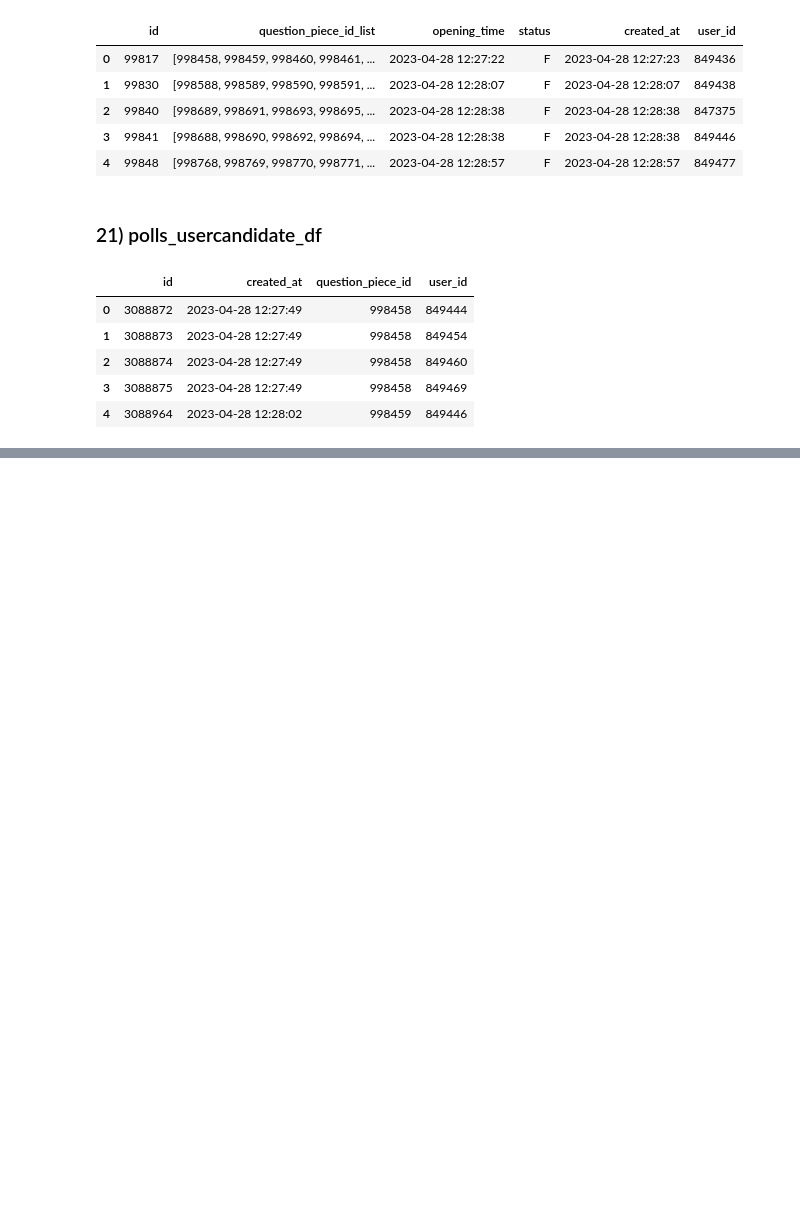
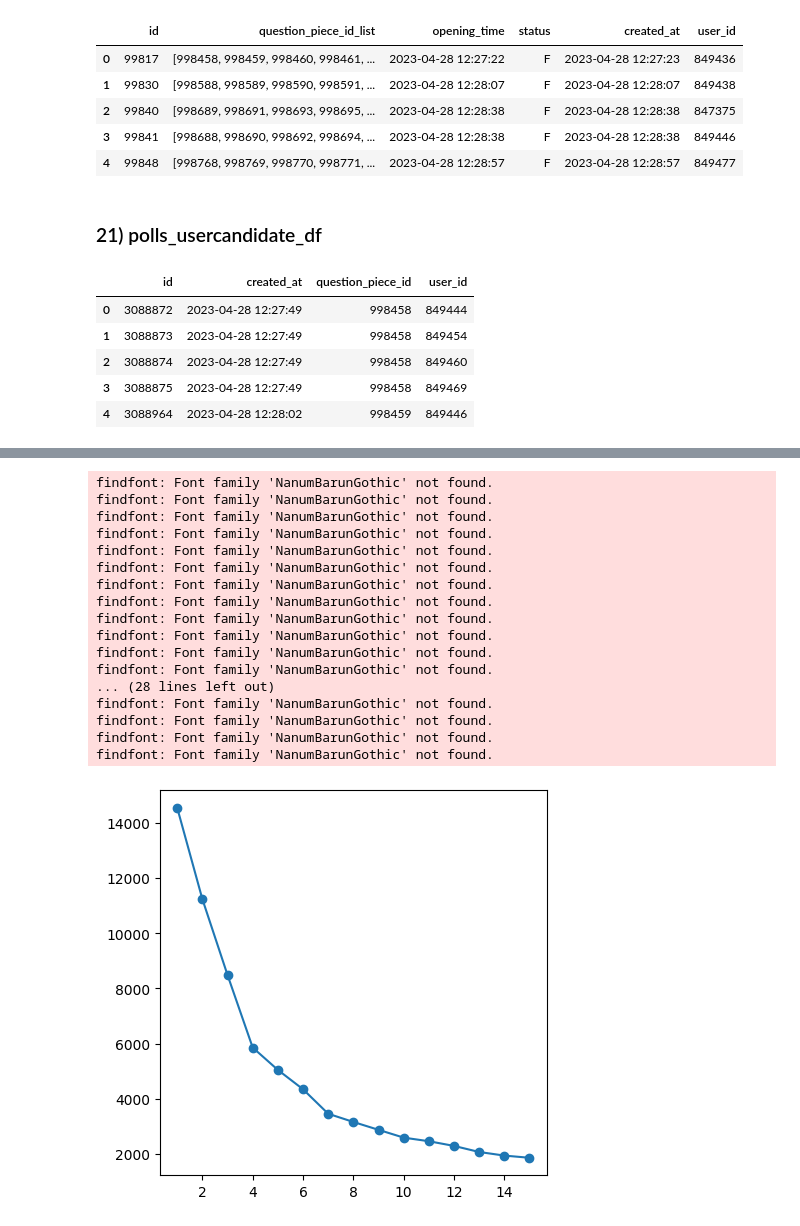
Before and after one commit to goheejieuri/final_project_team3, a Jupyter notebook: preprocessingmnsyeon.ipynb, the cells around one changed output, grey strips where cells are left out. Cells and saved outputs as stored; diff of their text form; code cells hidden in the pictures; blank space fills up the shorter version.

```diff
--- a/preprocessingmnsyeon.ipynb
+++ b/preprocessingmnsyeon.ipynb
@@ -387,0 +673,4 @@ polls_usercandidate_df.head()
+# %%
+vote_point_df['response_time_hr'] = ((vote_point_df['answer_updated_at'] - vote_point_df['created_at']).dt.total_seconds()) / 3600
+vote_point_df = vote_point_df.sort_values(by='response_time_hr', ascending=False)
+vote_point_df.head(15)
@@ -387,0 +961,51 @@ polls_usercandidate_df.head()
+# %%
+from sklearn.preprocessing import StandardScaler
+from sklearn.cluster import KMeans
+
+user_stats = pd.DataFrame()
+
+# 질문 보낸 수
+user_stats['questions_sent'] = vote_point_df.groupby('user_id').size()
+
+# 본인의 질문 중 읽힘 비율
+user_stats['read_rate'] = vote_point_df.groupby('user_id')['has_read'].mean()
+
+# 평균 응답 시간
+vote_point_df['response_time_sec'] = (vote_point_df['answer_updated_at'] - vote_point_df['created_at']).dt.total_seconds()
+user_stats['avg_response_time'] = vote_point_df.groupby('user_id')['response_time_sec'].mean()
+# %%
+# 스케일링
+scaler = StandardScaler()
+scaled_data = scaler.fit_transform(user_stats)
+# %%
+# elbowplot
+
+inertias = []
+
+for k in range(1, 16):
+    model = KMeans(n_clusters=k, random_state=123)
+    model.fit(scaled_data)
+    inertias.append(model.inertia_)
+
+plt.figure(figsize=(5, 5))
+plt.plot(range(1, 16), inertias, marker='o')
+plt.show()
+# %% [output]
+findfont: Font family 'NanumBarunGothic' not found.
+findfont: Font family 'NanumBarunGothic' not found.
+findfont: Font family 'NanumBarunGothic' not found.
+findfont: Font family 'NanumBarunGothic' not found.
+findfont: Font family 'NanumBarunGothic' not found.
+findfont: Font family 'NanumBarunGothic' not found.
+findfont: Font family 'NanumBarunGothic' not found.
+findfont: Font family 'NanumBarunGothic' not found.
+findfont: Font family 'NanumBarunGothic' not found.
+findfont: Font family 'NanumBarunGothic' not found.
+findfont: Font family 'NanumBarunGothic' not found.
+findfont: Font family 'NanumBarunGothic' not found.
+... (28 lines left out)
+findfont: Font family 'NanumBarunGothic' not found.
+findfont: Font family 'NanumBarunGothic' not found.
+findfont: Font family 'NanumBarunGothic' not found.
+findfont: Font family 'NanumBarunGothic' not found.
+[figure, added]
```
Also changed, not shown: parts of 173 cells of this notebook, 1 other file.
